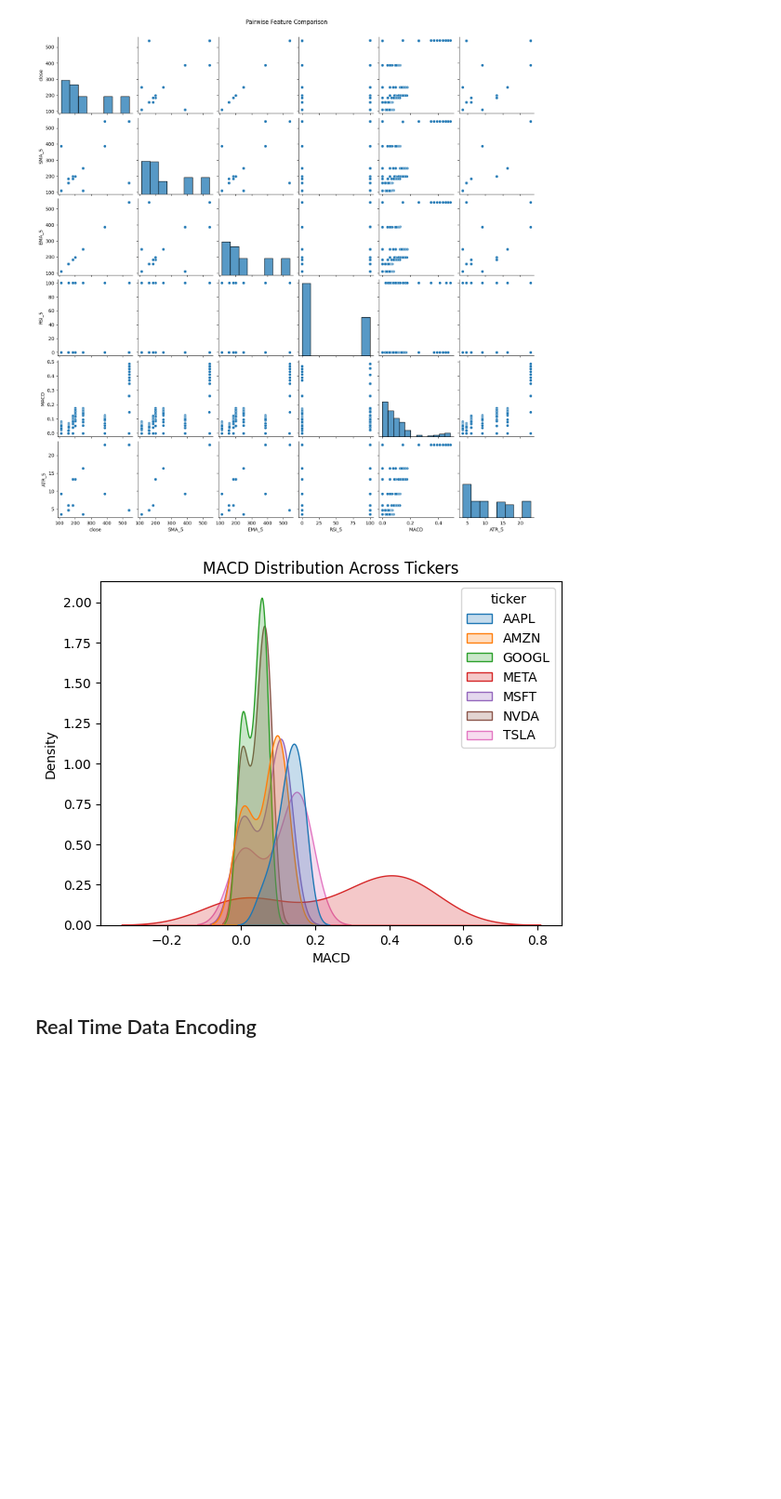
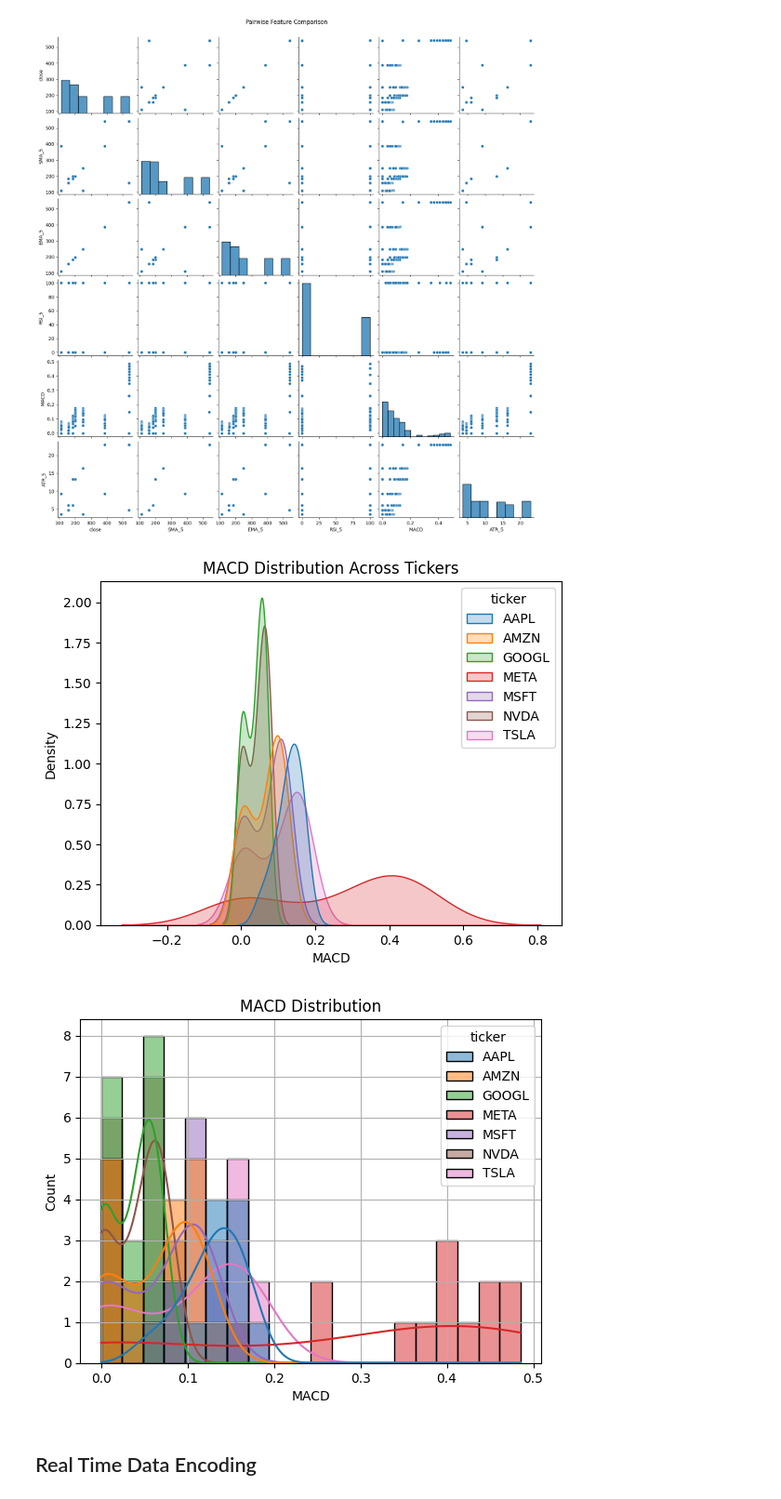
Before and after one commit to HaseemArshad/Stock-Market-Prediction-Model, a Jupyter notebook: StockMarketPredictionModel.ipynb, the cells around one changed output. Shown at 93% size. Cells and saved outputs as stored; diff of their text form; code cells hidden in the pictures; blank space fills up the shorter version.

```diff
--- a/StockMarketPredictionModel.ipynb
+++ b/StockMarketPredictionModel.ipynb
@@ -734,6 +748,12 @@ plt.show()
 # %%
 sns.kdeplot(data=df_cass_final, x='MACD', hue='ticker', fill=True)
 plt.title("MACD Distribution Across Tickers")
 plt.show()
+
+sns.histplot(data=df_cass_final, x='MACD', hue='ticker', bins=20, kde=True)
+plt.title("MACD Distribution")
+plt.grid(True)
+plt.show()
 # %% [output]
 [figure]
+[figure, added]
```
Also changed, not shown: parts of 3 cells of this notebook.
